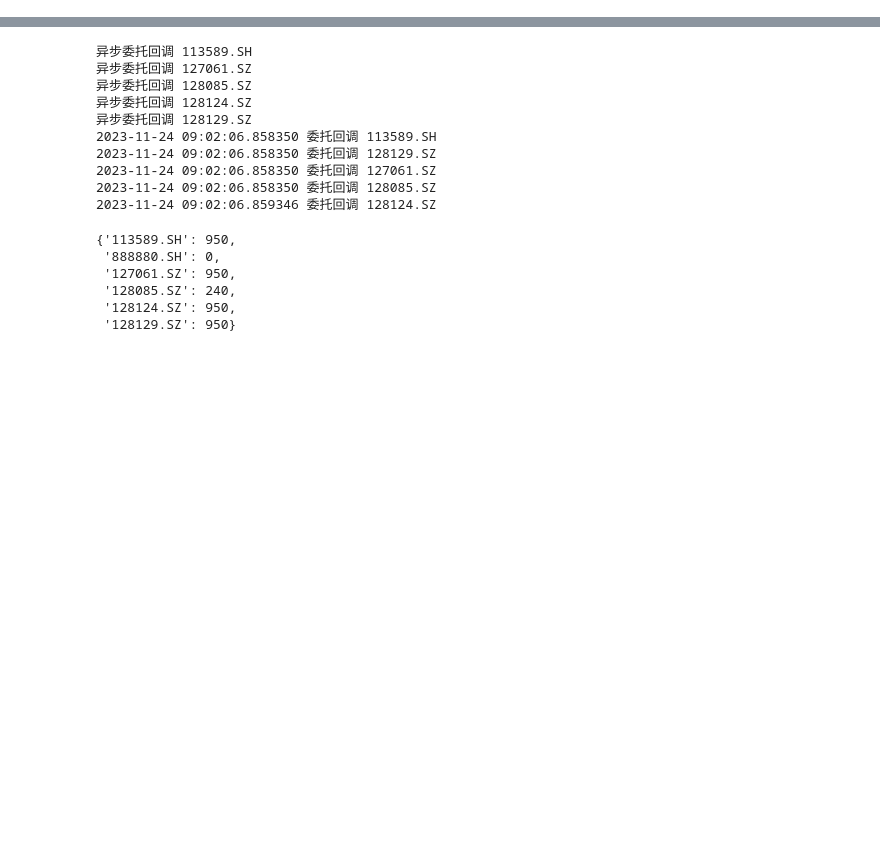
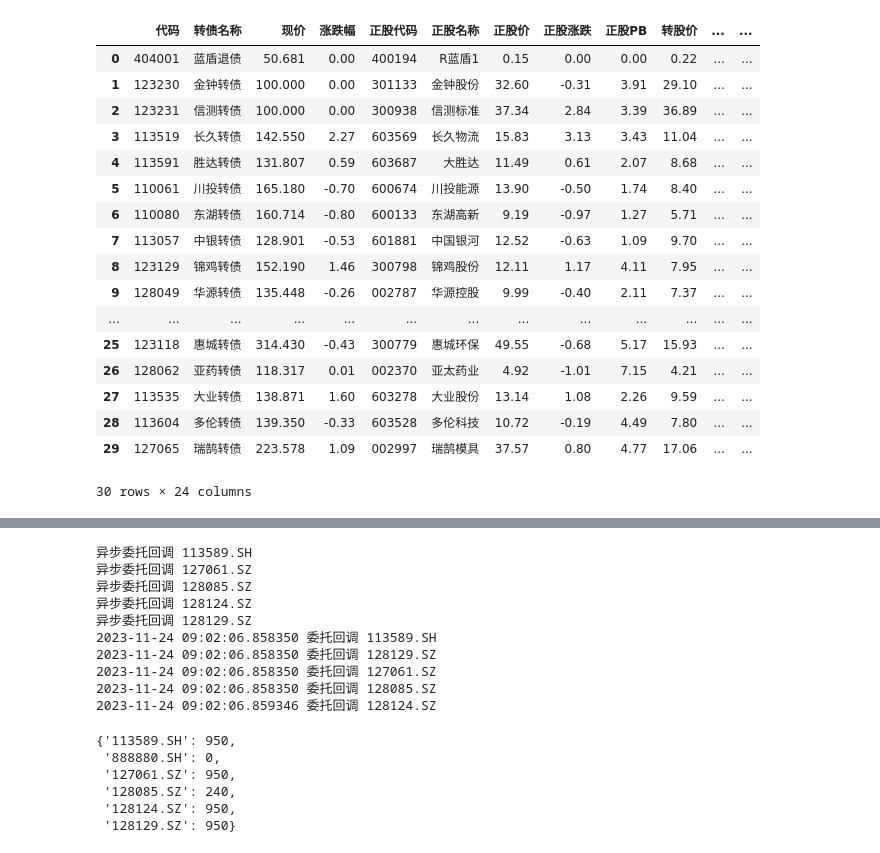
Before and after one commit to ZGarry/kezhuanzhai, a Jupyter notebook: qmt/try.ipynb, the cells around one changed output, grey strips where cells are left out. Saved outputs shown, nothing was run; the diff lists cells and outputs as text; code cells hidden in the pictures; blank space fills up the shorter version.

```diff
--- a/qmt/try.ipynb
+++ b/qmt/try.ipynb
@@ -11,0 +150,21 @@ my = MyPos(xt_trader, acc)
+# %%
+get_all_data()
+# %% [output]
+|  | 代码 | 转债名称 | 现价 | 涨跌幅 | 正股代码 | 正股名称 | 正股价 | 正股涨跌 | 正股PB | 转股价 | ... | ... |
+| 0 | 404001 | 蓝盾退债 | 50.681 | 0.00 | 400194 | R蓝盾1 | 0.15 | 0.00 | 0.00 | 0.22 | ... | ... |
+| 1 | 123230 | 金钟转债 | 100.000 | 0.00 | 301133 | 金钟股份 | 32.60 | -0.31 | 3.91 | 29.10 | ... | ... |
+| 2 | 123231 | 信测转债 | 100.000 | 0.00 | 300938 | 信测标准 | 37.34 | 2.84 | 3.39 | 36.89 | ... | ... |
+| 3 | 113519 | 长久转债 | 142.550 | 2.27 | 603569 | 长久物流 | 15.83 | 3.13 | 3.43 | 11.04 | ... | ... |
+| 4 | 113591 | 胜达转债 | 131.807 | 0.59 | 603687 | 大胜达 | 11.49 | 0.61 | 2.07 | 8.68 | ... | ... |
+| 5 | 110061 | 川投转债 | 165.180 | -0.70 | 600674 | 川投能源 | 13.90 | -0.50 | 1.74 | 8.40 | ... | ... |
+| 6 | 110080 | 东湖转债 | 160.714 | -0.80 | 600133 | 东湖高新 | 9.19 | -0.97 | 1.27 | 5.71 | ... | ... |
+| 7 | 113057 | 中银转债 | 128.901 | -0.53 | 601881 | 中国银河 | 12.52 | -0.63 | 1.09 | 9.70 | ... | ... |
+| 8 | 123129 | 锦鸡转债 | 152.190 | 1.46 | 300798 | 锦鸡股份 | 12.11 | 1.17 | 4.11 | 7.95 | ... | ... |
+| 9 | 128049 | 华源转债 | 135.448 | -0.26 | 002787 | 华源控股 | 9.99 | -0.40 | 2.11 | 7.37 | ... | ... |
+| ... | ... | ... | ... | ... | ... | ... | ... | ... | ... | ... | ... | ... |
+| 25 | 123118 | 惠城转债 | 314.430 | -0.43 | 300779 | 惠城环保 | 49.55 | -0.68 | 5.17 | 15.93 | ... | ... |
+| 26 | 128062 | 亚药转债 | 118.317 | 0.01 | 002370 | 亚太药业 | 4.92 | -1.01 | 7.15 | 4.21 | ... | ... |
+| 27 | 113535 | 大业转债 | 138.871 | 1.60 | 603278 | 大业股份 | 13.14 | 1.08 | 2.26 | 9.59 | ... | ... |
+| 28 | 113604 | 多伦转债 | 139.350 | -0.33 | 603528 | 多伦科技 | 10.72 | -0.19 | 4.49 | 7.80 | ... | ... |
+| 29 | 127065 | 瑞鹄转债 | 223.578 | 1.09 | 002997 | 瑞鹄模具 | 37.57 | 0.80 | 4.77 | 17.06 | ... | ... |
+30 rows × 24 columns
```
Also changed, not shown: parts of 21 cells of this notebook, 3 other files.
